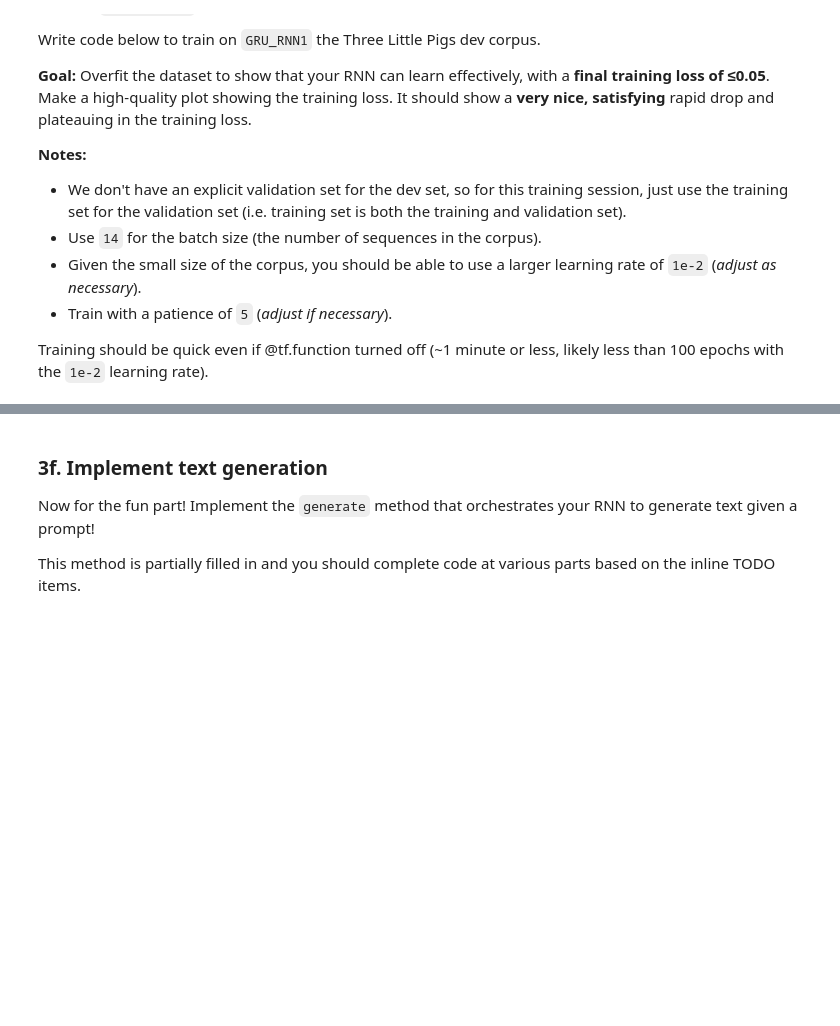
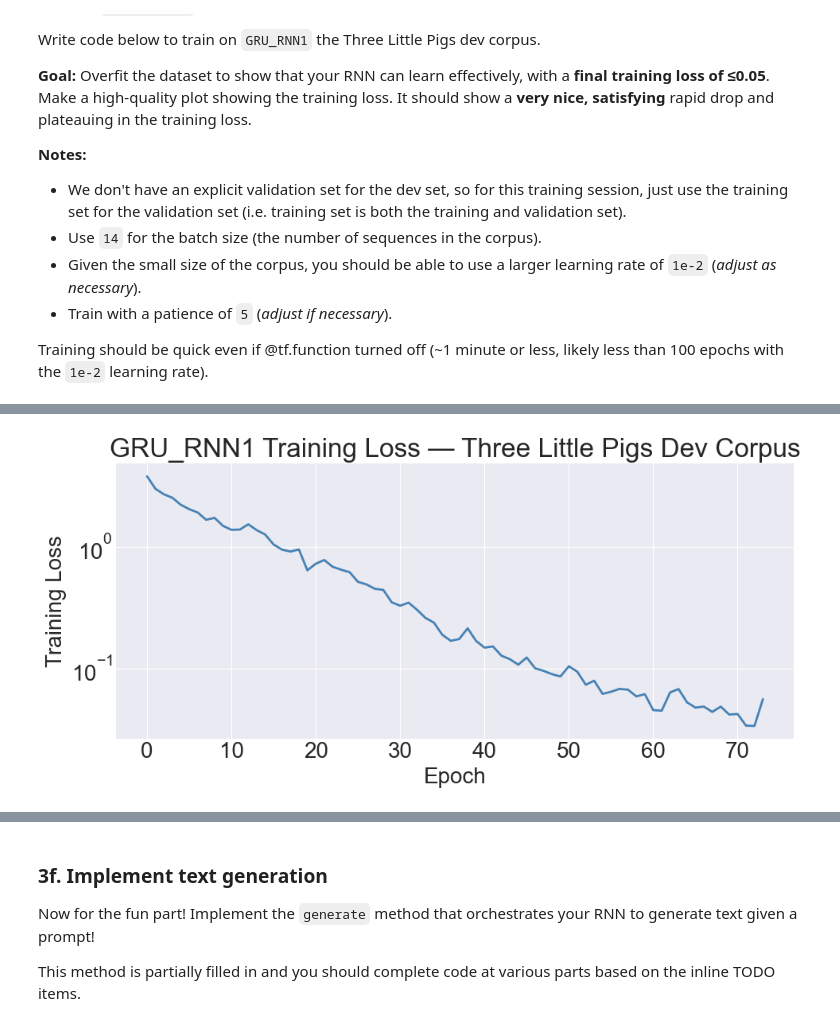
Before and after one commit to NotSMX/CS443, a Jupyter notebook: Project 4 - Recurrent Neural Networks/rnn_text_generation.ipynb, the cells around one changed output, grey strips where cells are left out. Drawn from its saved outputs; the diff is of its cells as text; code cells hidden in the pictures; blank space fills up the shorter version.

```diff
--- a/Project 4 - Recurrent Neural Networks/rnn_text_generation.ipynb
+++ b/Project 4 - Recurrent Neural Networks/rnn_text_generation.ipynb
@@ -138,3 +177,12 @@ Additionally:
 - Assign the int coded training x and y sequences to the variables: `dev_seqs_x_int`, `dev_seqs_y_int`.
 # %%
 # YOUR CODE HERE
+from text_dataset_char import CharLevelDataset
+
+dev_ds = CharLevelDataset(file_path='data/little_pigs.csv')
+dev_ds.process(-1, seq_len=103, seq_overlap=10)
+
+dev_vocab = dev_ds.get_vocab()
+
+dev_seqs_x_str, dev_seqs_y_str = dev_ds.get_train_split_str()
+dev_seqs_x_int, dev_seqs_y_int = dev_ds.get_train_split_int()
@@ -211,3 +283,18 @@ Training should be quick even if @tf.function turned off (~1 minute or less, lik
 tf.keras.backend.clear_session()
 
 # YOUR CODE HERE
+tf.random.set_seed(0)
+pig_rnn = GRU_RNN1(input_feats_shape=(dev_seqs_x_int.shape[1], len(dev_vocab)), C=len(dev_vocab))
+pig_rnn.compile('temporal_cross_entropy', lr=1e-2, print_summary=False)
+
+train_loss_hist, _, _, n_epochs = pig_rnn.fit(
+    x=dev_seqs_x_int,
+    y=dev_seqs_y_int,
+    x_val=dev_seqs_x_int,
+    y_val=dev_seqs_y_int,
+    batch_size=14,
+    max_epochs=500,
+    val_every=1,
+    patience=5,
+    verbose=True
+)
@@ -214,2 +319,13 @@ tf.keras.backend.clear_session()
 # %%
 # Your plot here
+fig, ax = plt.subplots(figsize=(10, 5))
+ax.plot(train_loss_hist, linewidth=2, color='steelblue')
+ax.set_xlabel('Epoch')
+ax.set_ylabel('Training Loss')
+ax.set_title('GRU_RNN1 Training Loss — Three Little Pigs Dev Corpus')
+ax.set_yscale('log')
+plt.tight_layout()
+plt.show()
+print(f'Final training loss: {train_loss_hist[-1]:.4f} after {n_epochs} epochs')
+# %% [output]
+[figure, added]
```
Also changed, not shown: parts of 15 cells of this notebook, 11 other files.
